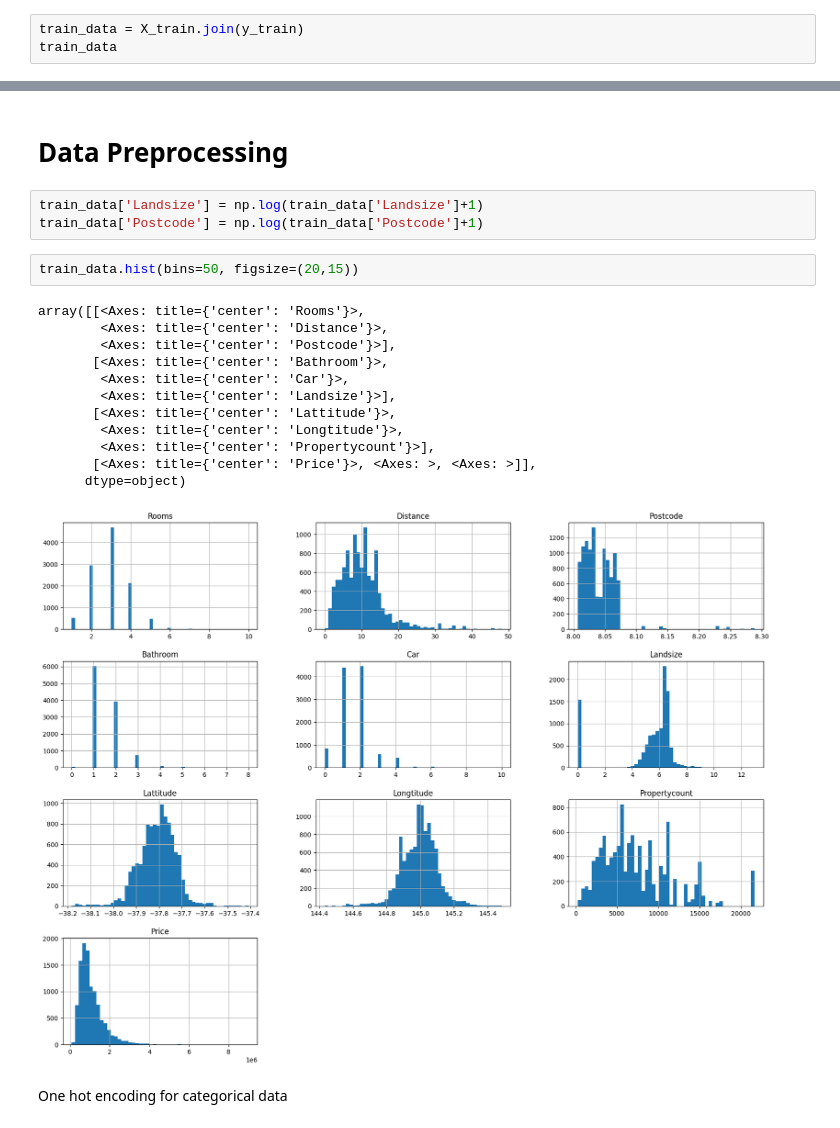
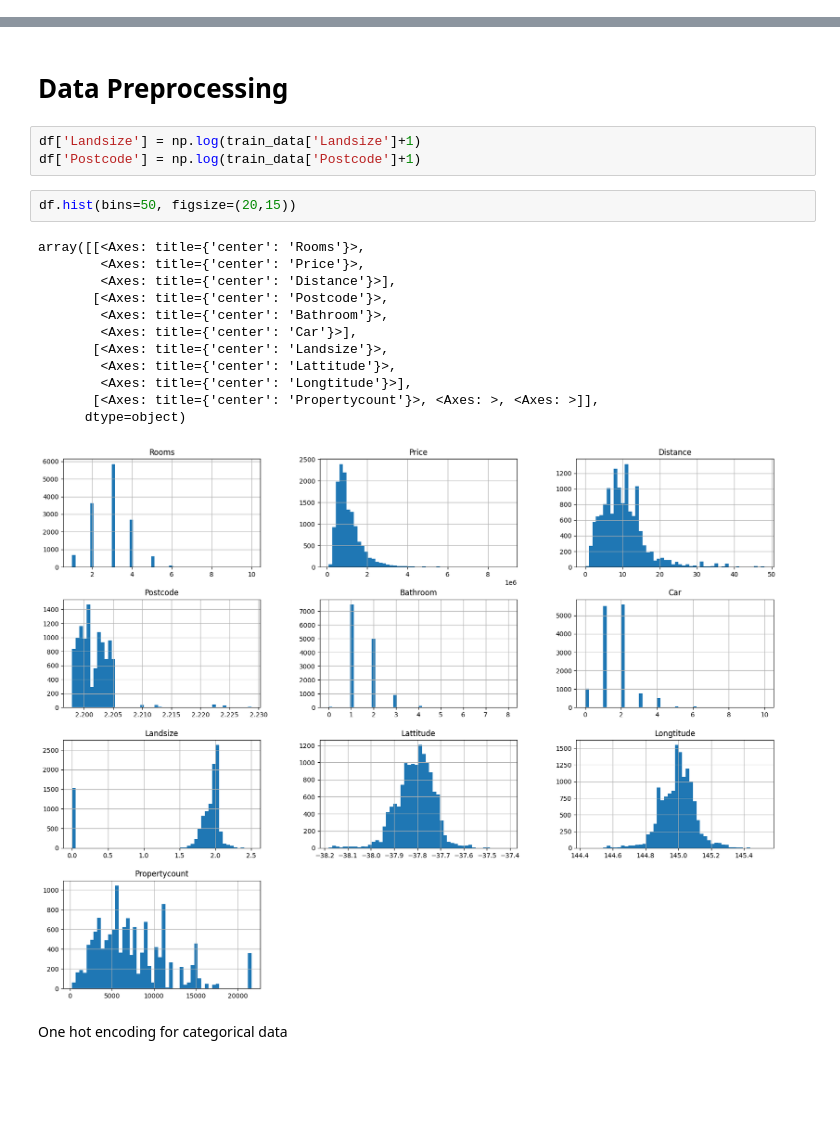
Before and after one commit to onionsp/Realestate-Price-Estimator, a Jupyter notebook: main.ipynb, the cells around one changed output, grey strips where cells are left out. Cells and saved outputs as stored; diff of their text form; blank space fills up the shorter version.

Commit message:
Fixed data mismatch size error and built model with 96.7% accuracy

```diff
--- a/main.ipynb
+++ b/main.ipynb
@@ -85,3 +79,0 @@ X_train, X_test, y_train, y_test = train_test_split(X,y, test_size=0.2)
-# %%
-train_data = X_train.join(y_train)
-train_data
@@ -119,23 +97,23 @@ array([[<Axes: title={'center': 'Rooms'}>,
 # %% [markdown]
 # Data Preprocessing
 # %%
-train_data['Landsize'] = np.log(train_data['Landsize']+1)
-train_data['Postcode'] = np.log(train_data['Postcode']+1)
+df['Landsize'] = np.log(train_data['Landsize']+1)
+df['Postcode'] = np.log(train_data['Postcode']+1)
 # %%
-train_data.hist(bins=50, figsize=(20,15))
+df.hist(bins=50, figsize=(20,15))
 # %% [output]
 array([[<Axes: title={'center': 'Rooms'}>,
-        <Axes: title={'center': 'Distance'}>,
-        <Axes: title={'center': 'Postcode'}>],
-       [<Axes: title={'center': 'Bathroom'}>,
-        <Axes: title={'center': 'Car'}>,
-        <Axes: title={'center': 'Landsize'}>],
-       [<Axes: title={'center': 'Lattitude'}>,
-        <Axes: title={'center': 'Longtitude'}>,
-        <Axes: title={'center': 'Propertycount'}>],
-       [<Axes: title={'center': 'Price'}>, <Axes: >, <Axes: >]],
+        <Axes: title={'center': 'Price'}>,
+        <Axes: title={'center': 'Distance'}>],
+       [<Axes: title={'center': 'Postcode'}>,
+        <Axes: title={'center': 'Bathroom'}>,
+        <Axes: title={'center': 'Car'}>],
+       [<Axes: title={'center': 'Landsize'}>,
+        <Axes: title={'center': 'Lattitude'}>,
+        <Axes: title={'center': 'Longtitude'}>],
+       [<Axes: title={'center': 'Propertycount'}>, <Axes: >, <Axes: >]],
       dtype=object)
-[figure, old version]
+[figure, new version]
 # %% [markdown]
 One hot encoding for categorical data
 # %%
```
Also changed, not shown: parts of 13 cells of this notebook.
